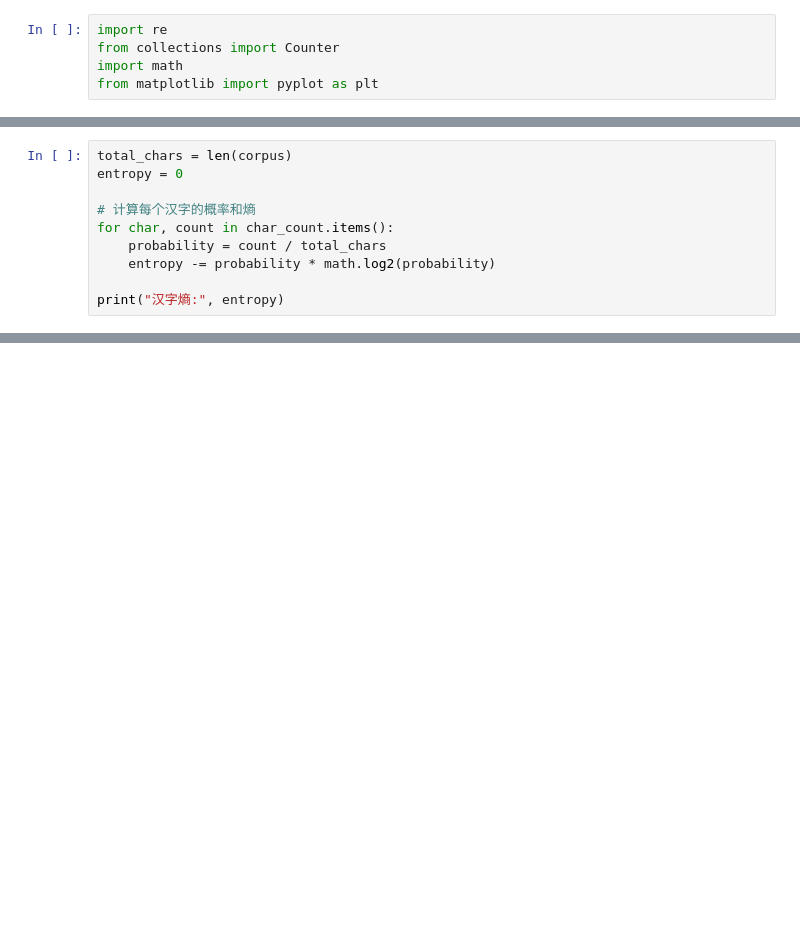
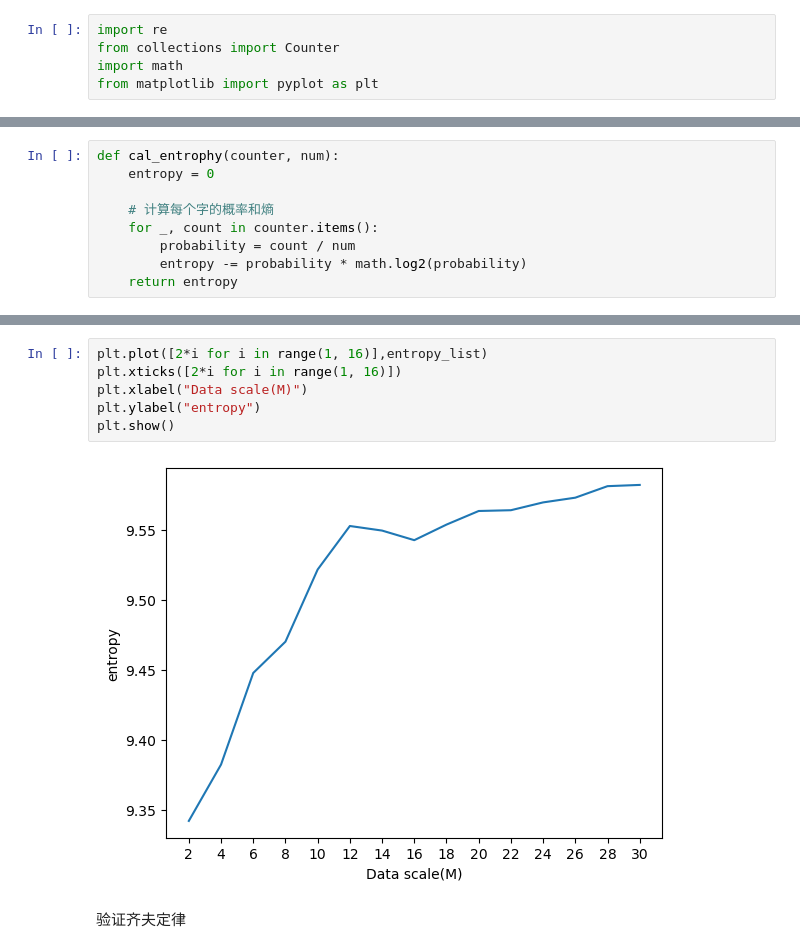
Before and after one commit to spiritwalking/News-Crawler, a Jupyter notebook: calculation.ipynb, the cells around one changed output, grey strips where cells are left out. Saved outputs shown, nothing was run; the diff lists cells and outputs as text; blank space fills up the shorter version.

```diff
--- a/calculation.ipynb
+++ b/calculation.ipynb
@@ -38,10 +19,9 @@ Counter({'习': 4938,
 # %%
-total_chars = len(corpus)
-entropy = 0
+def cal_entrophy(counter, num):
+    entropy = 0
 
-# 计算每个汉字的概率和熵
-for char, count in char_count.items():
-    probability = count / total_chars
-    entropy -= probability * math.log2(probability)
-
-print("汉字熵:", entropy)
+    # 计算每个字的概率和熵
+    for _, count in counter.items():
+        probability = count / num
+        entropy -= probability * math.log2(probability)
+    return entropy
@@ -57,0 +94,10 @@ plt.show()
+# %%
+plt.plot([2*i for i in range(1, 16)],entropy_list)
+plt.xticks([2*i for i in range(1, 16)])
+plt.xlabel("Data scale(M)")
+plt.ylabel("entropy")
+plt.show()
+# %% [output]
+[figure, added]
+# %% [markdown]
+验证齐夫定律
```
Also changed, not shown: parts of 26 cells of this notebook, 6 other files.
